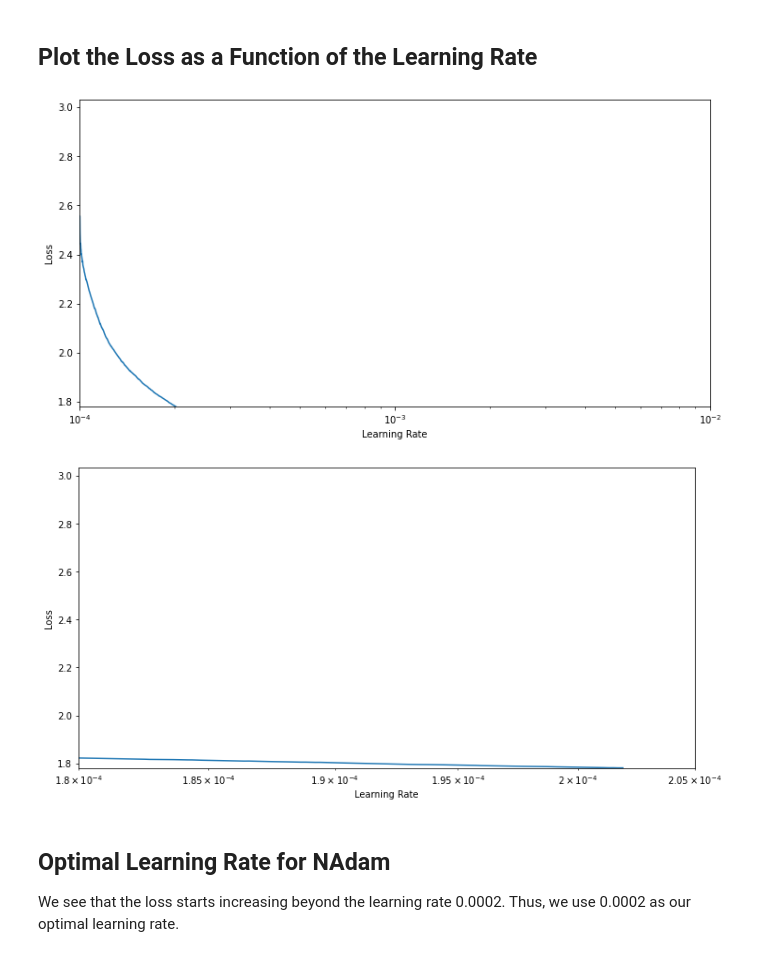
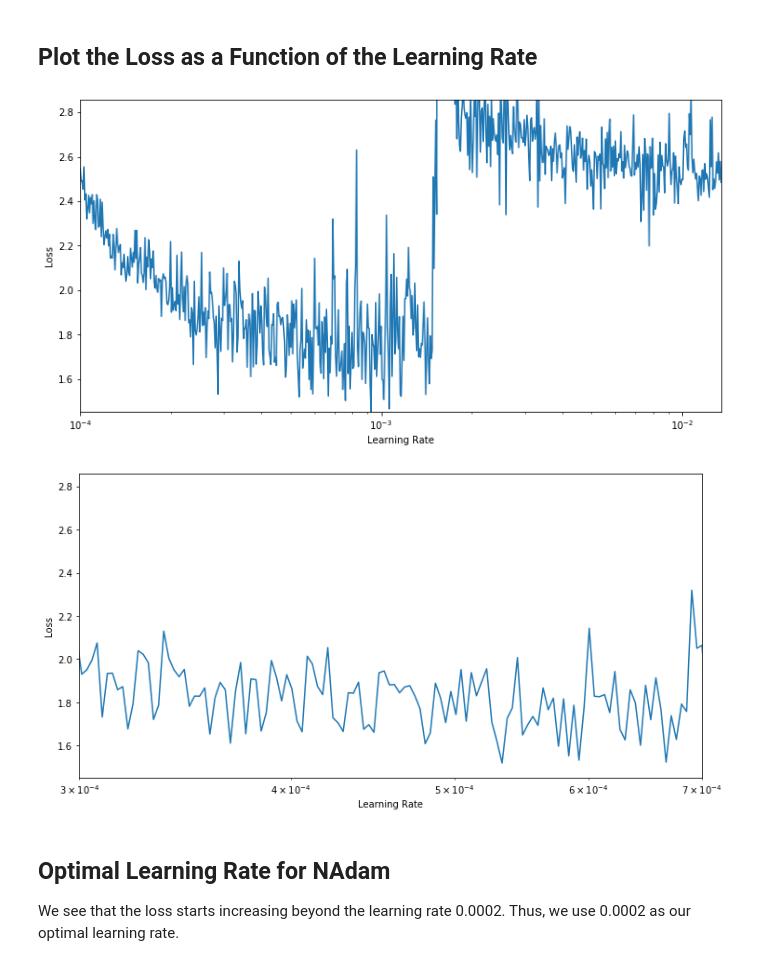
Before and after one commit to rhasanbd/Optimally-Training-Feedforward-Dense-DNNs-And-CNNs-, a Jupyter notebook: Keras-CIFAR10-3-CNN-Determine Optimal Learning Rate for NAdam.ipynb, the cells around one changed output. Cells and saved outputs as stored; diff of their text form; code cells hidden in the pictures.

```diff
--- a/Keras-CIFAR10-3-CNN-Determine Optimal Learning Rate for NAdam.ipynb
+++ b/Keras-CIFAR10-3-CNN-Determine Optimal Learning Rate for NAdam.ipynb
@@ -290,7 +290,7 @@ We start with a small learning rate, and grow it by the factor at each iteration
 size_mini_batch = 64
 no_of_epochs = 1
 
-increase_lr_cb = IncreaseLearningRate(factor=1.001)
+increase_lr_cb = IncreaseLearningRate(factor=1.007)
 
 '''
 Train the model
@@ -310,32 +312,32 @@ Wall time: 11.4 s
 # %%
 plt.figure(figsize = (12,6))
 plt.plot(increase_lr_cb.rates, increase_lr_cb.losses)
 plt.gca().set_xscale('log') # change the scale of learning rates to "log"
-#plt.xlim(min(increase_lr_cb.rates), max(increase_lr_cb.rates))
-plt.xlim(min(increase_lr_cb.rates), 0.01)
+plt.xlim(min(increase_lr_cb.rates), max(increase_lr_cb.rates))
+#plt.xlim(min(increase_lr_cb.rates), 0.01)
 # The upper limit of y-axis should be set according to the heuristic given above
 plt.ylim(min(increase_lr_cb.losses), (increase_lr_cb.losses[0] + min(increase_lr_cb.losses))/1.4)
 plt.xlabel("Learning Rate")
 plt.ylabel("Loss")
 plt.show()
 
 
 '''
 For clarity we zoom into a chosen section of the x-axis
 '''
 plt.figure(figsize = (12,6))
 plt.plot(increase_lr_cb.rates, increase_lr_cb.losses)
 plt.gca().set_xscale('log') # change the scale of learning rates to "log"
 #plt.xlim(min(increase_lr_cb.rates), max(increase_lr_cb.rates))
-plt.xlim(0.00018, 0.000205)
+plt.xlim(0.0003, 0.0007)
 # The upper limit of y-axis should be set according to the heuristic given above
 plt.ylim(min(increase_lr_cb.losses), (increase_lr_cb.losses[0] + min(increase_lr_cb.losses))/1.4)
 plt.xlabel("Learning Rate")
 plt.ylabel("Loss")
 plt.show()
 # %% [output]
-[figure, old version]
+[figure, new version]
-[figure, old version]
+[figure, new version]
 # %% [markdown]
 ## Optimal Learning Rate for NAdam
 We see that the loss starts increasing beyond the learning rate 0.0002. Thus, we use 0.0002 as our optimal learning rate.
```
Also changed, not shown: parts of 2 cells of this notebook.
